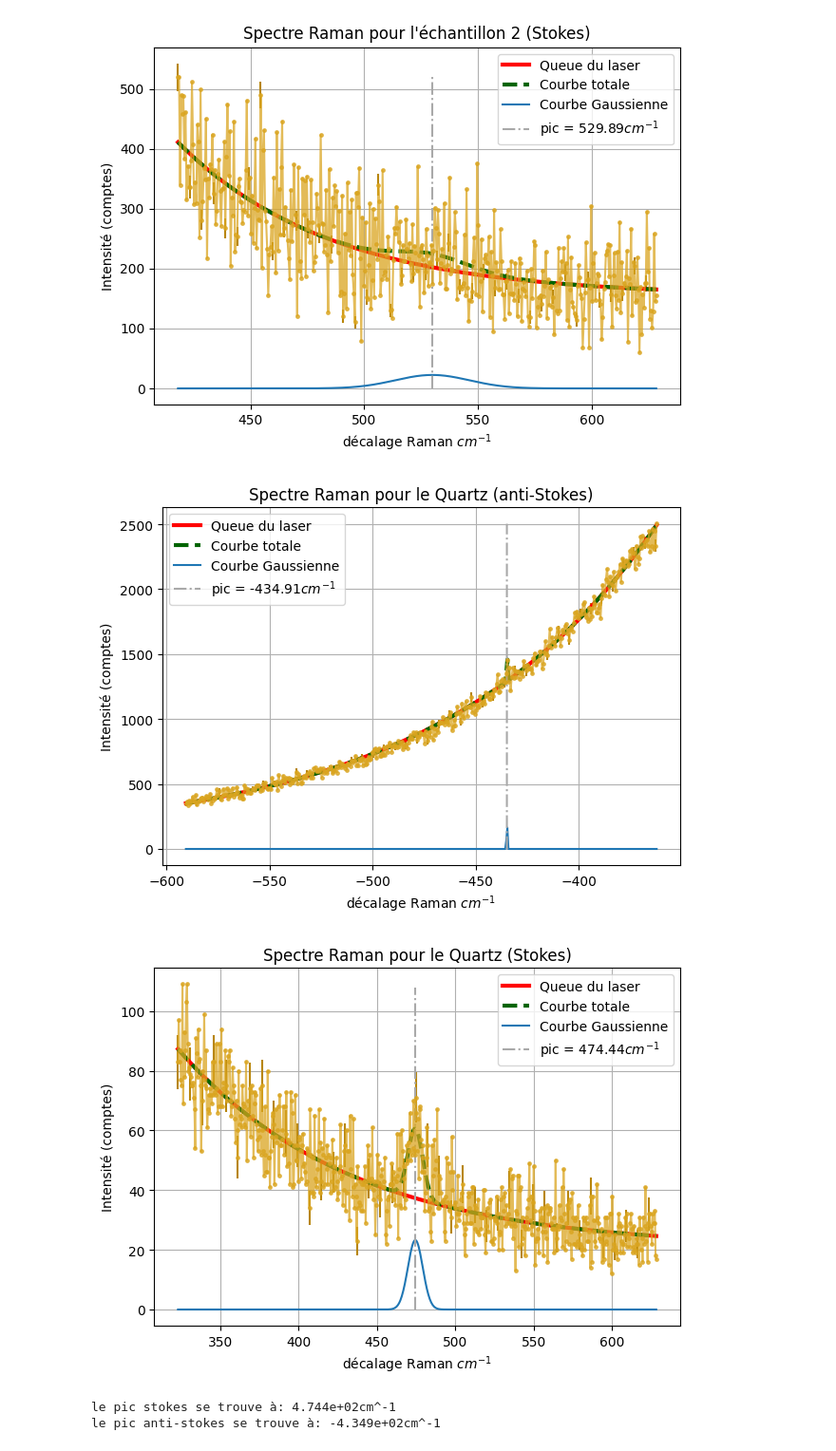
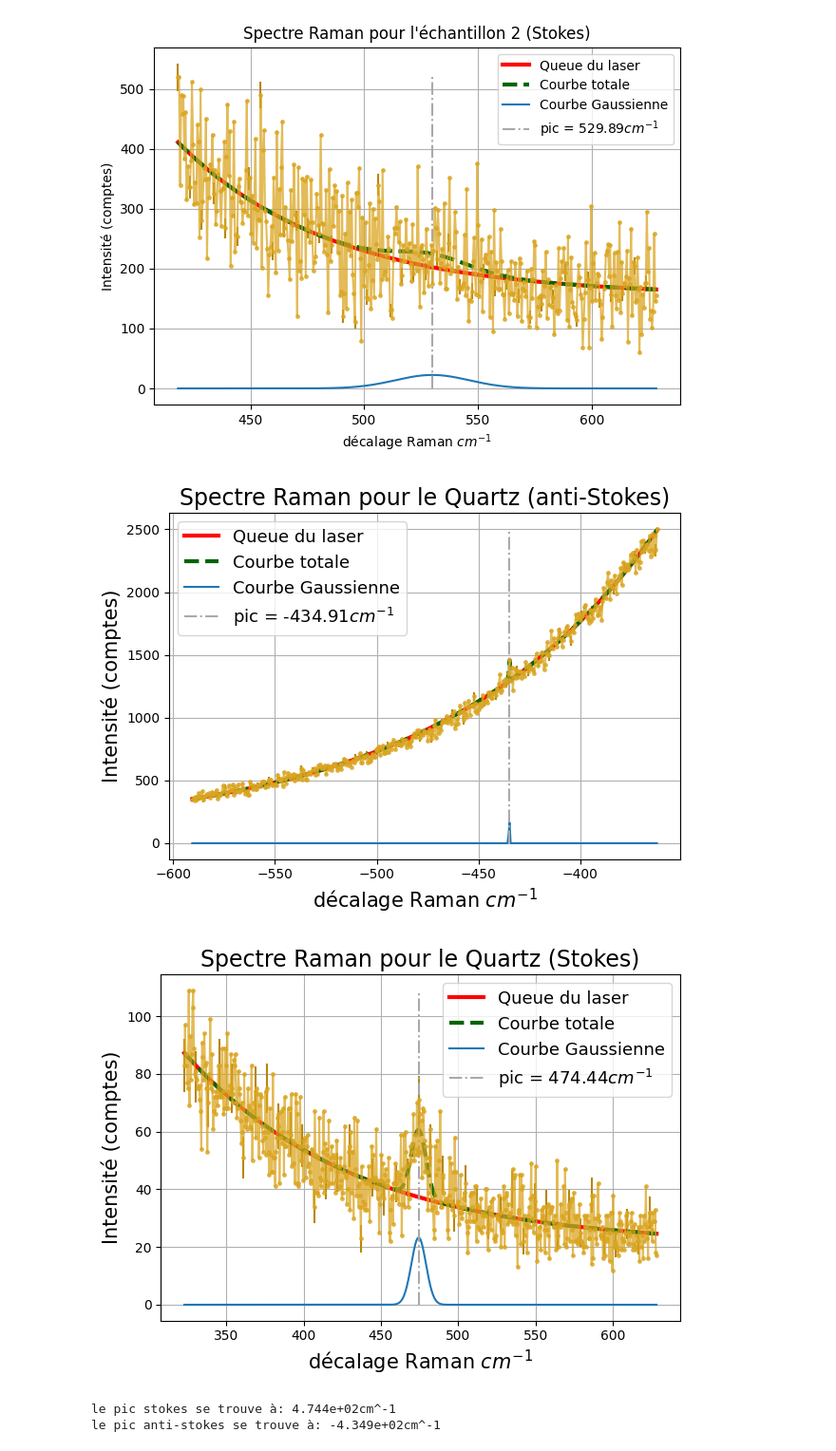
Before and after one commit to Simarties/Labo3, a Jupyter notebook: LabREIMAN/Ramain.ipynb, the cells around one changed output. Shown at 95% size. Drawn from its saved outputs; the diff is of its cells as text; code cells hidden in the pictures.

```diff
--- a/LabREIMAN/Ramain.ipynb
+++ b/LabREIMAN/Ramain.ipynb
@@ -7,7 +7,7 @@ from scipy.signal import find_peaks
 from scipy.signal import peak_widths
 import scipy.constants as cnste
 
-c =cnste.c
+c_lum =cnste.c
 hbar = cnste.hbar
 k = cnste.Boltzmann
 # %%
@@ -33,23 +33,3 @@ neon100nm
 [figure]
 [figure]
 [figure]
-# %%
-def courbe(x,a,b,c,d):
-    return a*np.exp(-x*b)+c*np.exp(-x**2*d)
-
-def exp(x,a,b,f):
-    return a*np.exp(-(x-f)*b)
-
-for i in donnees:
-    spectre = np.loadtxt(f'donnees//RAM_AR_NS//{i}')
-    if 'neon' in i:
-        continue
-    popt, pcov = curve_fit(exp, spectre[:,0], spectre[:,1],p0=[spectre[0,1],1,spectre[0,0]])
-    print(popt)
-    fig, ax = plt.subplots(1,2,figsize=(12,4))
-    ax[0].plot(spectre[:,0], exp(spectre[:,0], *popt),linestyle='--',linewidth=4,color='goldenrod')
-    ax[0].plot(spectre[:,0], spectre[:,1],alpha=.75)
-
-    ax[1].plot(spectre[:,0], spectre[:,1]-exp(spectre[:,0], *popt))
-    fig.suptitle(f'{i}')
-    fig.show()
@@ -217,10 +223,10 @@ for i in donnees:
         plt.plot((1/632.8-1/X)*1e7,Résultat['y_courbe'],label='Courbe totale',lw=3,color='darkgreen',ls='--')
         plt.plot((1/632.8-1/X)*1e7,Résultat['y_gauss'],label='Courbe Gaussienne')
         plt.plot(np.ones_like(np.arange(0,max(Y)))*(1/632.8-1/lamd[j])*1e7,np.arange(0,max(Y)),ls='-.',color='darkgrey',label=f'pic = {(1/632.8-1/lamd[j])*1e7:.2f}'+r'$cm^{-1}$')
-        plt.legend(loc='best')
-        plt.title(f'{nom[j]}')
-        plt.ylabel('Intensité (comptes)')
-        plt.xlabel('décalage Raman $cm^{-1}$')
+        plt.legend(loc='best',fontsize=14)
+        plt.title(f'{nom[j]}',fontsize=16)
+        plt.ylabel('Intensité (comptes)',fontsize=15)
+        plt.xlabel('décalage Raman $cm^{-1}$',fontsize=15)
         plt.tight_layout()
         plt.grid()
         plt.savefig(f'donnees//graphes//{i}')
@@ -232,8 +238,8 @@ DécalageAntiStoke =(1/632.8-1/lamd[0])*1e7
 
 
 #Calul de la température
-wAS = c/lamd[0] *2*np.pi*1e09
-wS = c/lamd[1] *2*np.pi*1e09
+wAS = c_lum/lamd[0] *2*np.pi*1e09
+wS = c_lum/lamd[1] *2*np.pi*1e09
 
 w_p = (wAS-wS)/2
 
@@ -303,39 +309,39 @@ for i in donnees:
             mu = None
 
         Résultat = fit_extreme(X,Y,mus=mu)
 
         intense[j] = Résultat['popt'][3]
         lamd[j] = Résultat['popt'][4]
 
         marche = len(X)//40
         index_err = np.arange(0,len(X),marche)
         y_err = np.sqrt(Y)
 
         plt.errorbar((1/632.8-1/X)*1e7, Y,marker='o',markersize=2.5,ls='-',color='goldenrod',alpha=.75,)
         plt.errorbar((1/632.8-1/X[index_err])*1e7,Y[index_err],yerr = y_err[index_err],marker='',color='darkgoldenrod',ls='')
         plt.plot((1/632.8-1/X)*1e7,Résultat['y_queue'],label='Queue du laser',lw=3,color='red',ls='-')
         plt.plot((1/632.8-1/X)*1e7,Résultat['y_courbe'],label='Courbe totale',lw=3,color='darkgreen',ls='--')
         plt.plot((1/632.8-1/X)*1e7,Résultat['y_gauss'],label='Courbe Gaussienne')
         plt.plot(np.ones_like(np.arange(0,max(Y)))*(1/632.8-1/lamd[j])*1e7,np.arange(0,max(Y)),ls='-.',color='darkgrey',label=f'pic = {(1/632.8-1/lamd[j])*1e7:.2f}'+r'$cm^{-1}$')
-        plt.legend(loc='best')
-        plt.title(f'{nom[j]}')
-        plt.ylabel('Intensité (comptes)')
-        plt.xlabel('décalage Raman $cm^{-1}$')
+        plt.legend(loc='best',fontsize=13)
+        plt.title(f'{nom[j]}',fontsize=17)
+        plt.ylabel('Intensité (comptes)',fontsize=15)
+        plt.xlabel('décalage Raman $cm^{-1}$',fontsize=15)
         plt.tight_layout()
         plt.grid()
         plt.savefig(f'donnees//graphes//{i}')
         plt.show()
         j+=1
 
 DécalageStoke =(1/632.8-1/lamd[1])*1e7
 DécalageAntiStoke =(1/632.8-1/lamd[0])*1e7
 
 
 print(f'le pic stokes se trouve à: {DécalageStoke:.3e}cm^-1')
 print(f'le pic anti-stokes se trouve à: {DécalageAntiStoke:.3e}cm^-1')
 # %% [output]
-[figure, old version]
+[figure, new version]
-[figure, old version]
+[figure, new version]
 le pic stokes se trouve à: 4.744e+02cm^-1
 le pic anti-stokes se trouve à: -4.349e+02cm^-1
 # %%
```
Also changed, not shown: parts of 4 cells of this notebook, 6 other files.
